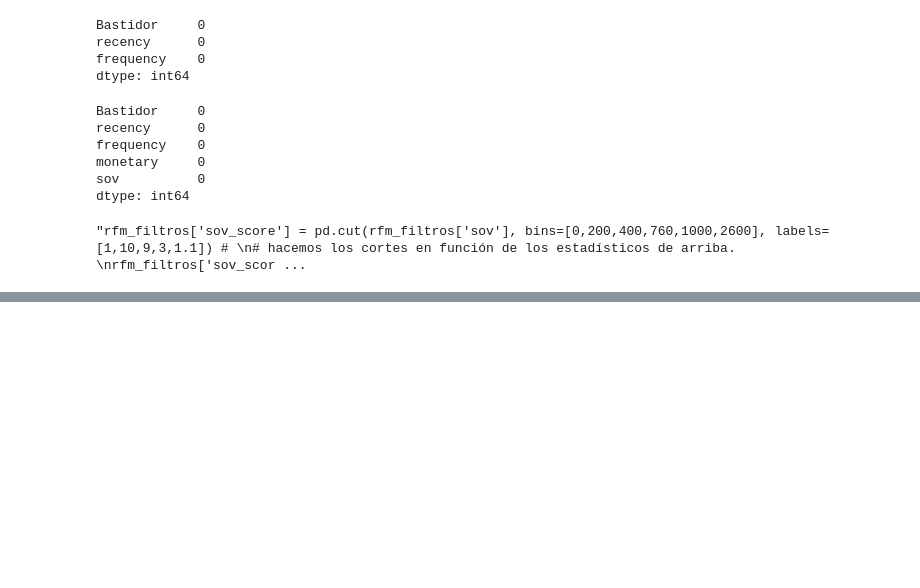
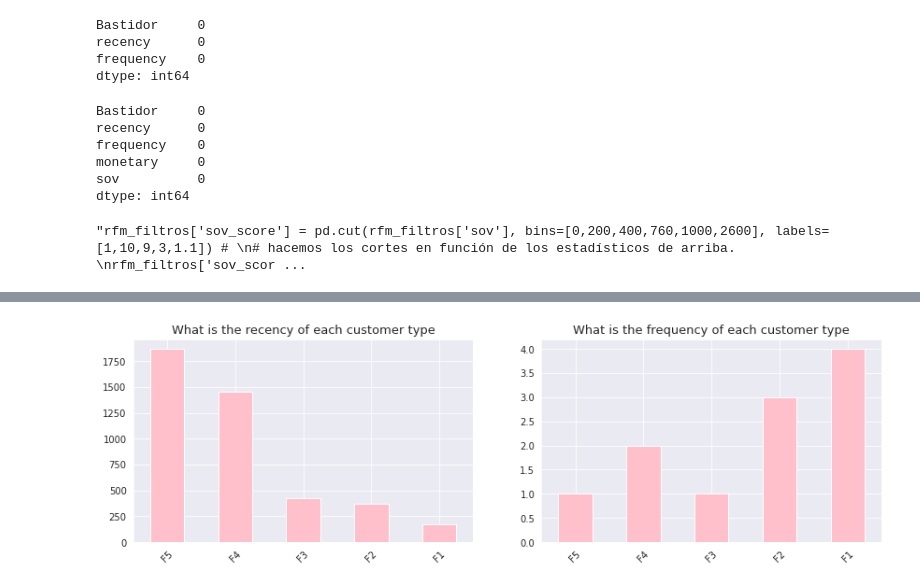
Before and after one commit to pacomm5/PLANTILLAS2, a Jupyter notebook: RECAMBIOS_NUEVO_LISTADO.ipynb, the cells around one changed output, grey strips where cells are left out. Saved outputs shown, nothing was run; the diff lists cells and outputs as text; code cells hidden in the pictures; blank space fills up the shorter version.

```diff
--- a/RECAMBIOS_NUEVO_LISTADO.ipynb
+++ b/RECAMBIOS_NUEVO_LISTADO.ipynb
@@ -2490,0 +2495,13 @@ rfm_filtros.groupby('customer_type')['recency','frequency'].mean().round(0)
+# %%
+column = ['recency','frequency']
+plt.figure(figsize=(30,4))
+for i,j in enumerate(column):
+    plt.subplot(1,4,i+1)
+    rfm_filtros.groupby('customer_type')[j].mean().round(0).plot(kind='bar', color='pink')
+    plt.title('What is the {} of each customer type'.format(j), size=13)
+    plt.xlabel('')
+    plt.xticks(rotation=45)
+
+plt.show()
+# %% [output]
+[figure, added]
```
Also changed, not shown: parts of 8 cells of this notebook.
